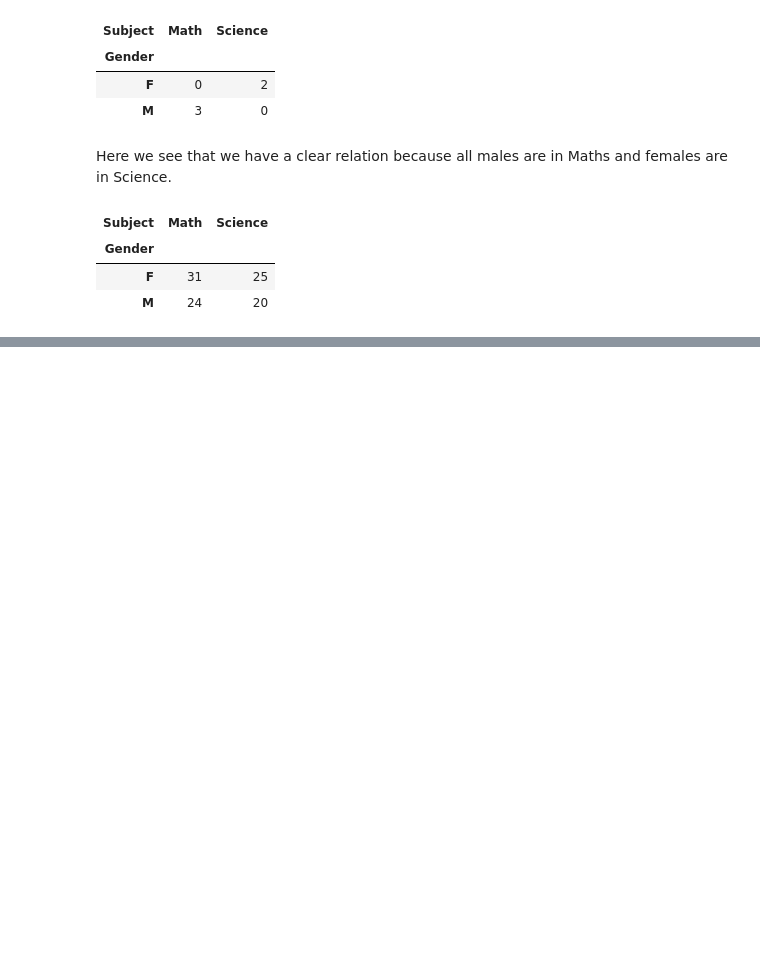
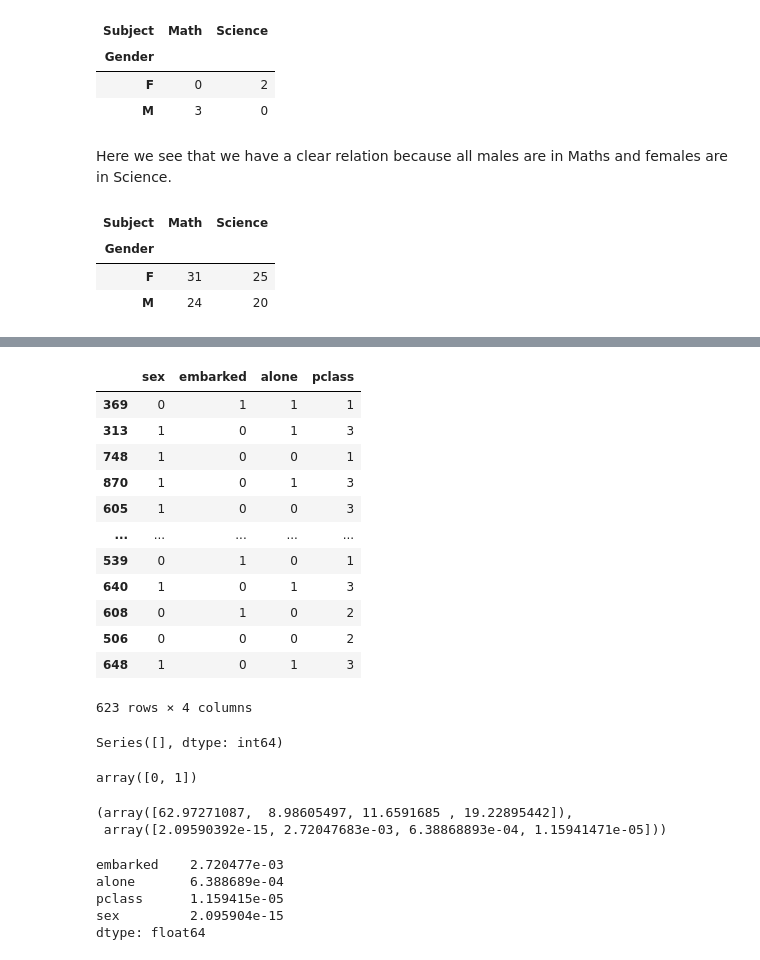
Before and after one commit to beercafeguy/ml-yard, a Jupyter notebook: notebooks/feature-selection/demo.ipynb, the cells around one changed output, grey strips where cells are left out. Drawn from its saved outputs; the diff is of its cells as text; code cells hidden in the pictures; blank space fills up the shorter version.

```diff
--- a/notebooks/feature-selection/demo.ipynb
+++ b/notebooks/feature-selection/demo.ipynb
@@ -535,0 +638,42 @@ cross_tab
+# %%
+from sklearn.model_selection import train_test_split
+
+X_train,X_test,y_train,y_test = train_test_split(
+    df_cat.drop('survived',axis=1),df_cat['survived'], random_state=2024, test_size=0.3
+)
+# %%
+X_train
+# %% [output]
+|  | sex | embarked | alone | pclass |
+| 369 | 0 | 1 | 1 | 1 |
+| 313 | 1 | 0 | 1 | 3 |
+| 748 | 1 | 0 | 0 | 1 |
+| 870 | 1 | 0 | 1 | 3 |
+| 605 | 1 | 0 | 0 | 3 |
+| ... | ... | ... | ... | ... |
+| 539 | 0 | 1 | 0 | 1 |
+| 640 | 1 | 0 | 1 | 3 |
+| 608 | 0 | 1 | 0 | 2 |
+| 506 | 0 | 0 | 0 | 2 |
+| 648 | 1 | 0 | 1 | 3 |
+623 rows × 4 columns
+# %%
+X_train.isna().sum()[X_train.isna().sum() > 0]
+# %% [output]
+Series([], dtype: int64)
+# %%
+X_train['sex'].unique()
+# %% [output]
+array([0, 1])
+# %%
+# Performing Chisquare
+
+from sklearn.feature_selection import chi2
+
+f_p_value = chi2(X_train,y_train)
+f_p_value
+# rOW 1 -> f sCORE
+# rOW 2 -> P VALUE
+# %% [output]
+(array([62.97271087,  8.98605497, 11.6591685 , 19.22895442]),
+ array([2.09590392e-15, 2.72047683e-03, 6.38868893e-04, 1.15941471e-05]))
@@ -535,0 +685,8 @@ cross_tab
+# %%
+p_value.sort_values(ascending=False)
+# %% [output]
+embarked    2.720477e-03
+alone       6.388689e-04
+pclass      1.159415e-05
+sex         2.095904e-15
+dtype: float64
```
Also changed, not shown: parts of 11 cells of this notebook.
